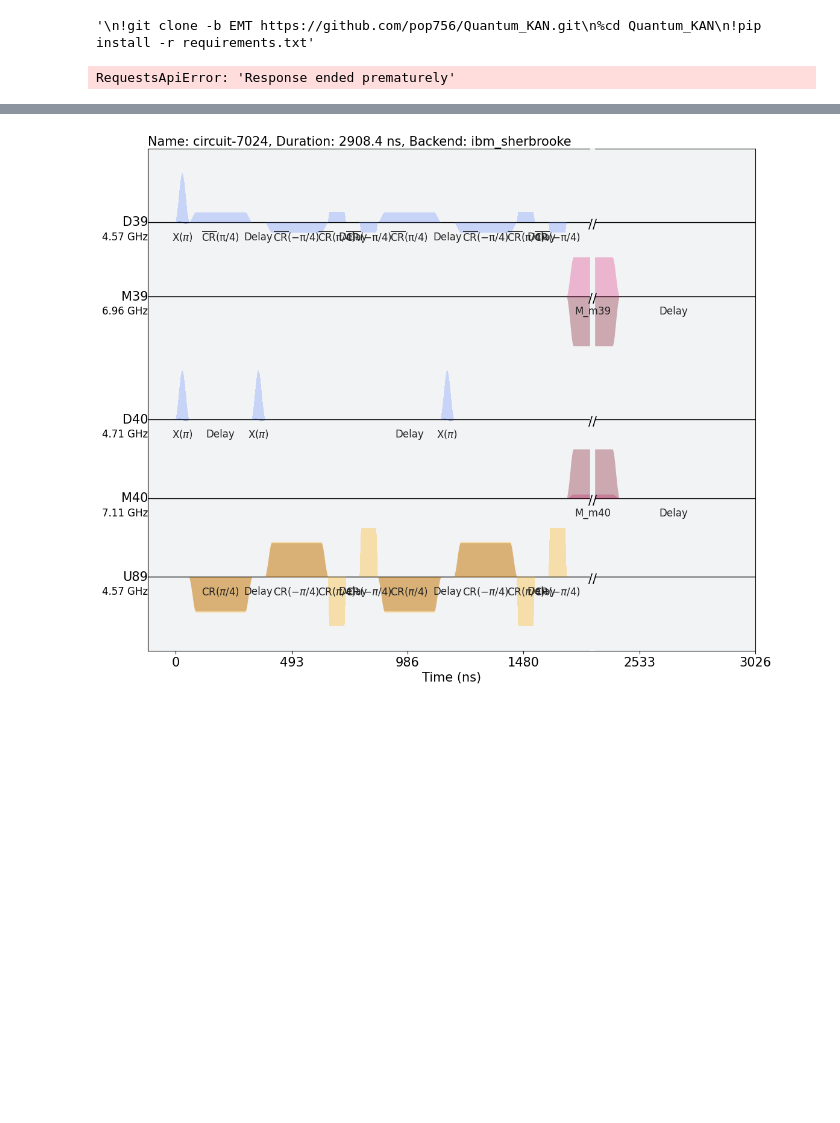
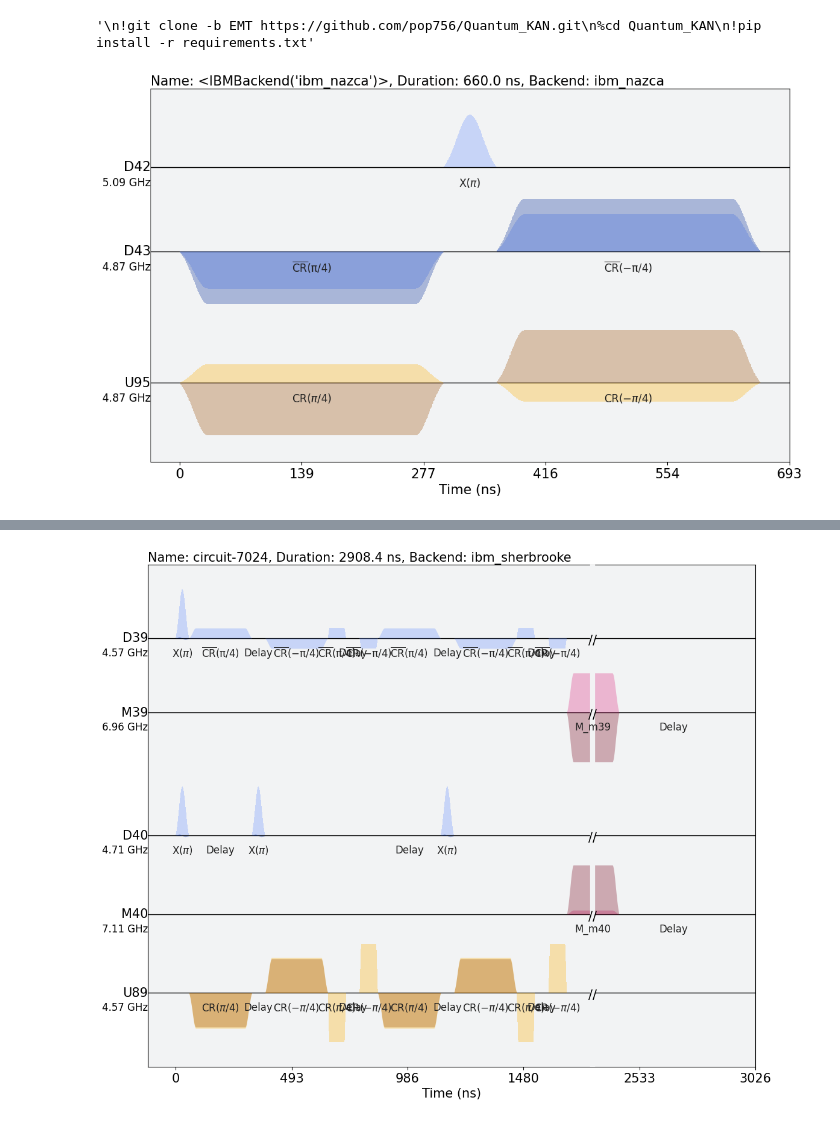
Before and after one commit to pop756/Quantum_KAN, a Jupyter notebook: Real_backend.ipynb, the cells around one changed output, grey strips where cells are left out. Saved outputs shown, nothing was run; the diff lists cells and outputs as text; code cells hidden in the pictures; blank space fills up the shorter version.

```diff
--- a/Real_backend.ipynb
+++ b/Real_backend.ipynb
@@ -110,21 +110,22 @@ from qiskit.pulse.library import Gaussian
 # %%
 from qiskit import QuantumCircuit
 from qiskit import pulse
 from qiskit import schedule
 from qiskit.transpiler.preset_passmanagers import generate_preset_pass_manager
 from qiskit_ibm_runtime import Options
-passmanager = generate_preset_pass_manager(optimization_level=0, backend=backend_error, initial_layout=[43, 42])
+passmanager = generate_preset_pass_manager(optimization_level=0, backend=backend_error, initial_layout=[42, 43])
 
 
-qubit_use = [37,38,39,40,41,42,43]
+#qubit_use = [37,38,39,40,41,42,43]
+qubit_use = [0,1,2,3,4,5,6]
 circ = QuantumCircuit(2, 2)
 circ.ecr(0, 1)
 from qiskit import transpile
 circ = passmanager.run(circ,backend_error)
 pulse_schedule = schedule(circ,backend=backend_error)
 pulse_schedule.draw(backend=backend_error)
 # %% [output]
-RequestsApiError: 'Response ended prematurely'
+[figure, added]
 # %%
 init_list = []
 for item in backend_error.target['ecr']:
```
Also changed, not shown: parts of 10 cells of this notebook.
